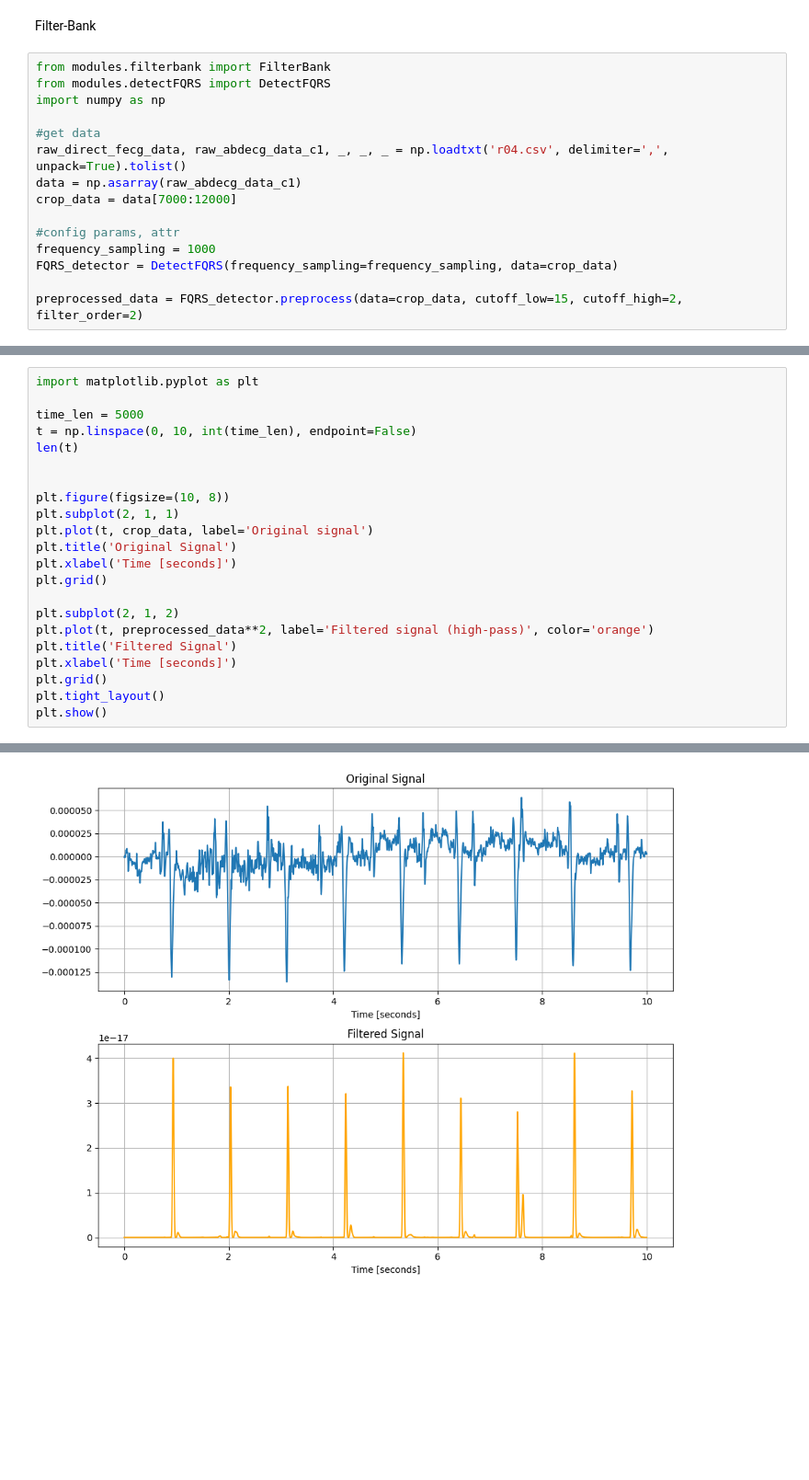
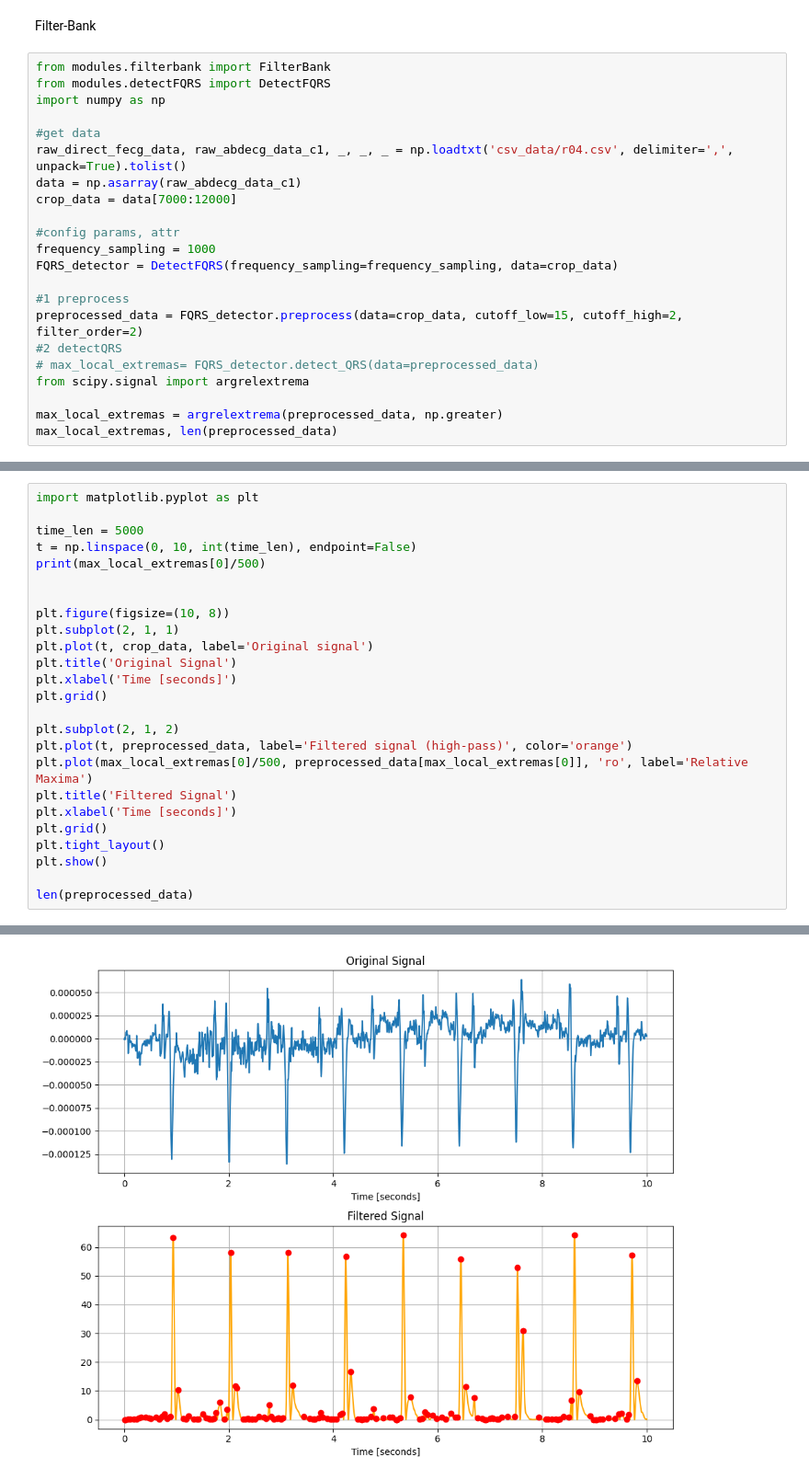
Before and after one commit to Opi-Nguyen/Extract-FetalECG-by-QRS-detection, a Jupyter notebook: notebook.ipynb, the cells around one changed output, grey strips where cells are left out. Shown at 92% size. Cells and saved outputs as stored; diff of their text form; blank space fills up the shorter version.

```diff
--- a/notebook.ipynb
+++ b/notebook.ipynb
@@ -6,7 +6,7 @@ from modules.detectFQRS import DetectFQRS
 import numpy as np
 
 #get data
-raw_direct_fecg_data, raw_abdecg_data_c1, _, _, _ = np.loadtxt('r04.csv', delimiter=',', unpack=True).tolist()
+raw_direct_fecg_data, raw_abdecg_data_c1, _, _, _ = np.loadtxt('csv_data/r04.csv', delimiter=',', unpack=True).tolist()
 data = np.asarray(raw_abdecg_data_c1)
 crop_data = data[7000:12000]
 
@@ -14,4 +14,11 @@ crop_data = data[7000:12000]
 frequency_sampling = 1000
 FQRS_detector = DetectFQRS(frequency_sampling=frequency_sampling, data=crop_data)
 
+#1 preprocess
 preprocessed_data = FQRS_detector.preprocess(data=crop_data, cutoff_low=15, cutoff_high=2, filter_order=2)
+#2 detectQRS
+# max_local_extremas= FQRS_detector.detect_QRS(data=preprocessed_data)
+from scipy.signal import argrelextrema
+
+max_local_extremas = argrelextrema(preprocessed_data, np.greater)
+max_local_extremas, len(preprocessed_data)
@@ -20,7 +43,7 @@ import matplotlib.pyplot as plt
 
 time_len = 5000
 t = np.linspace(0, 10, int(time_len), endpoint=False)
-len(t)
+print(max_local_extremas[0]/500)
 
 
 plt.figure(figsize=(10, 8))
@@ -31,10 +54,13 @@ plt.xlabel('Time [seconds]')
 plt.grid()
 
 plt.subplot(2, 1, 2)
-plt.plot(t, preprocessed_data**2, label='Filtered signal (high-pass)', color='orange')
+plt.plot(t, preprocessed_data, label='Filtered signal (high-pass)', color='orange')
+plt.plot(max_local_extremas[0]/500, preprocessed_data[max_local_extremas[0]], 'ro', label='Relative Maxima')
 plt.title('Filtered Signal')
 plt.xlabel('Time [seconds]')
 plt.grid()
 plt.tight_layout()
 plt.show()
+
+len(preprocessed_data)
 # %% [output]
@@ -41 +84 @@ plt.show()
-[figure, old version]
+[figure, new version]
```
Also changed, not shown: parts of 6 cells of this notebook, 18 other files.
